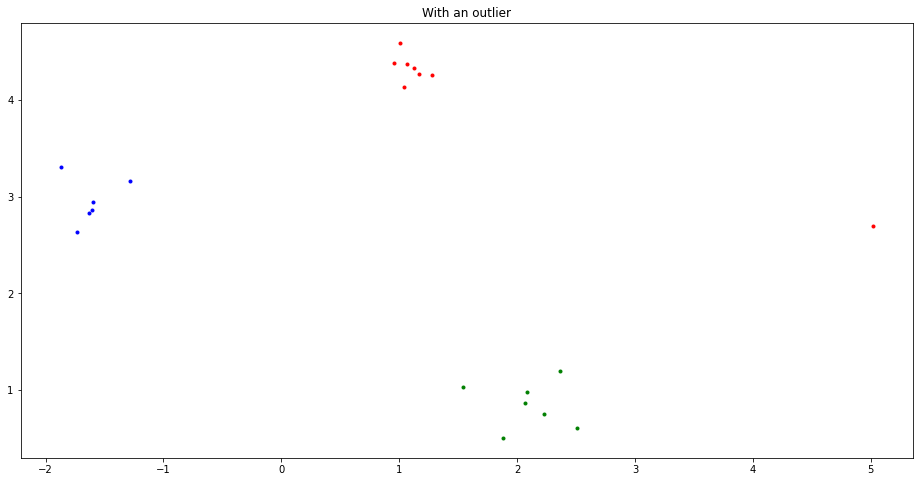
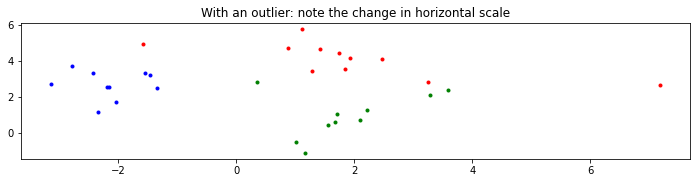
Code edit (unified diff) that turned the first committed figure into the second:
--- before
+++ after
@@ -6,5 +6,5 @@
 y2 = np.concatenate([y1, [0]], axis=0)
 
-plt.figure(1, (16, 8))
+plt.figure(1, (12, 2.5))
 colors = ["red", "green", "blue"]
 
@@ -12,4 +12,4 @@
     cluster_data = y2 == k
     plt.scatter(X2[cluster_data, 0], X2[cluster_data, 1], c=col, marker=".")
-plt.title("With an outlier")
+plt.title("With an outlier: note the change in horizontal scale")
 plt.show()

Commit: Finish kmeans_gmm demo